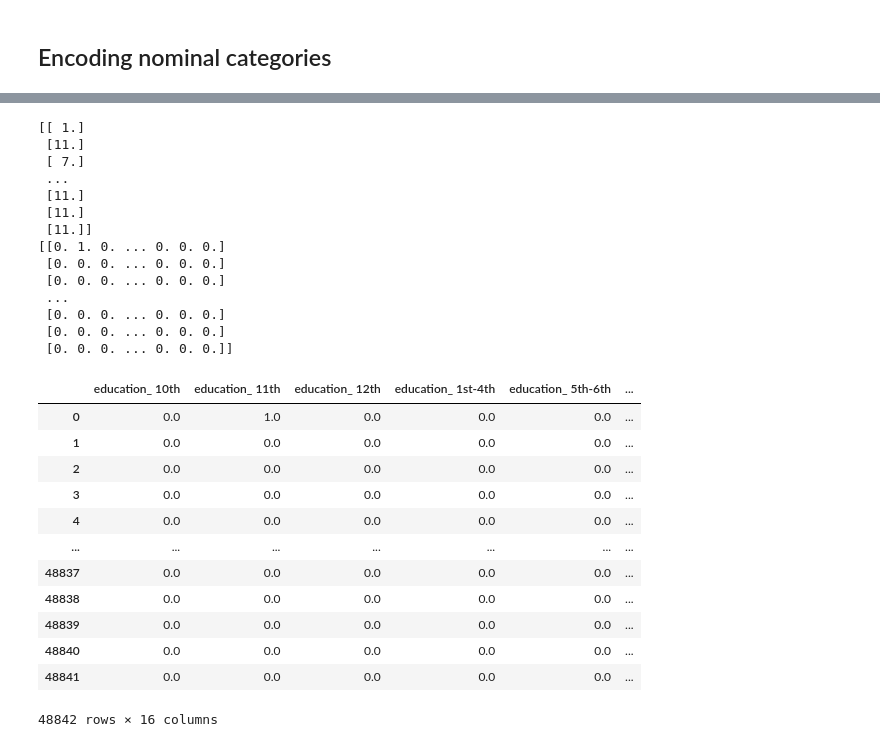
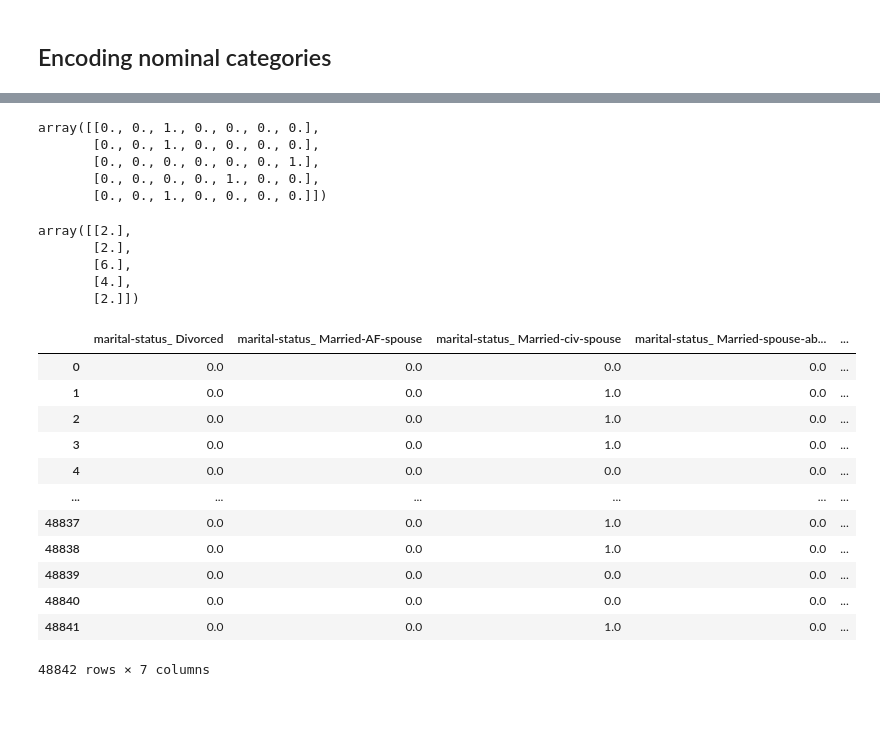
Before and after one commit to DaniBodor/scikit-learn-mooc, a Jupyter notebook: dani_stuff/dani_test_notebook.ipynb, the cells around one changed output, grey strips where cells are left out. Saved outputs shown, nothing was run; the diff lists cells and outputs as text; code cells hidden in the pictures; blank space fills up the shorter version.

```diff
--- a/dani_stuff/dani_test_notebook.ipynb
+++ b/dani_stuff/dani_test_notebook.ipynb
@@ -104,0 +138,14 @@ encoder.categories_
+# %%
+from sklearn.preprocessing import OrdinalEncoder
+
+# select the column to work with
+mar_status_column = data[['marital-status']]
+
+# Initialize the encoder
+ordinal_encoder = OrdinalEncoder()
+
+# Use fit_transform method to encode the data
+mar_status_ordinal = ordinal_encoder.fit_transform(mar_status_column)
+
+# and let's take a look at what that looks like:
+mar_status_ordinal
@@ -125,44 +223,40 @@ encoder_with_order = OrdinalEncoder(categories=ordered_size_list)
 from sklearn.preprocessing import OneHotEncoder
 
 encoder_onehot = OneHotEncoder(sparse_output=False)
-education_onehot = encoder_onehot.fit_transform(education_column)
-
-print(education_encoded)
-
-print(education_onehot)
+mar_status_onehot = encoder_onehot.fit_transform(mar_status_column)
+mar_status_onehot[-5:]
 # %% [output]
-[[ 1.]
- [11.]
- [ 7.]
- ...
- [11.]
- [11.]
- [11.]]
-[[0. 1. 0. ... 0. 0. 0.]
- [0. 0. 0. ... 0. 0. 0.]
- [0. 0. 0. ... 0. 0. 0.]
- ...
- [0. 0. 0. ... 0. 0. 0.]
- [0. 0. 0. ... 0. 0. 0.]
- [0. 0. 0. ... 0. 0. 0.]]
+array([[0., 0., 1., 0., 0., 0., 0.],
+       [0., 0., 1., 0., 0., 0., 0.],
+       [0., 0., 0., 0., 0., 0., 1.],
+       [0., 0., 0., 0., 1., 0., 0.],
+       [0., 0., 1., 0., 0., 0., 0.]])
+# %%
+mar_status_ordinal[-5:]
+# %% [output]
+array([[2.],
+       [2.],
+       [6.],
+       [4.],
+       [2.]])
 # %%
-feature_names = encoder_onehot.get_feature_names_out(input_features=['education'])
-education_onehot = pd.DataFrame(education_onehot, columns=feature_names)
+feature_names = encoder_onehot.get_feature_names_out(input_features=['marital-status'])
+marital_status_onehot = pd.DataFrame(mar_status_onehot, columns=feature_names)
 
-education_onehot
+marital_status_onehot
 # %% [output]
-|  | education_ 10th | education_ 11th | education_ 12th | education_ 1st-4th | education_ 5th-6th | ... |
-| 0 | 0.0 | 1.0 | 0.0 | 0.0 | 0.0 | ... |
-| 1 | 0.0 | 0.0 | 0.0 | 0.0 | 0.0 | ... |
-| 2 | 0.0 | 0.0 | 0.0 | 0.0 | 0.0 | ... |
-| 3 | 0.0 | 0.0 | 0.0 | 0.0 | 0.0 | ... |
-| 4 | 0.0 | 0.0 | 0.0 | 0.0 | 0.0 | ... |
-| ... | ... | ... | ... | ... | ... | ... |
-| 48837 | 0.0 | 0.0 | 0.0 | 0.0 | 0.0 | ... |
-| 48838 | 0.0 | 0.0 | 0.0 | 0.0 | 0.0 | ... |
-| 48839 | 0.0 | 0.0 | 0.0 | 0.0 | 0.0 | ... |
-| 48840 | 0.0 | 0.0 | 0.0 | 0.0 | 0.0 | ... |
-| 48841 | 0.0 | 0.0 | 0.0 | 0.0 | 0.0 | ... |
+|  | marital-status_ Divorced | marital-status_ Married-AF-spouse | marital-status_ Married-civ-spouse | marital-status_ Married-spouse-ab... | ... |
+| 0 | 0.0 | 0.0 | 0.0 | 0.0 | ... |
+| 1 | 0.0 | 0.0 | 1.0 | 0.0 | ... |
+| 2 | 0.0 | 0.0 | 1.0 | 0.0 | ... |
+| 3 | 0.0 | 0.0 | 1.0 | 0.0 | ... |
+| 4 | 0.0 | 0.0 | 0.0 | 0.0 | ... |
+| ... | ... | ... | ... | ... | ... |
+| 48837 | 0.0 | 0.0 | 1.0 | 0.0 | ... |
+| 48838 | 0.0 | 0.0 | 1.0 | 0.0 | ... |
+| 48839 | 0.0 | 0.0 | 0.0 | 0.0 | ... |
+| 48840 | 0.0 | 0.0 | 0.0 | 0.0 | ... |
+| 48841 | 0.0 | 0.0 | 1.0 | 0.0 | ... |
-48842 rows × 16 columns
+48842 rows × 7 columns
 # %%
 data_onehot = encoder_onehot.fit_transform(data_categorical)
```
Also changed, not shown: parts of 39 cells of this notebook, 1 other file.
